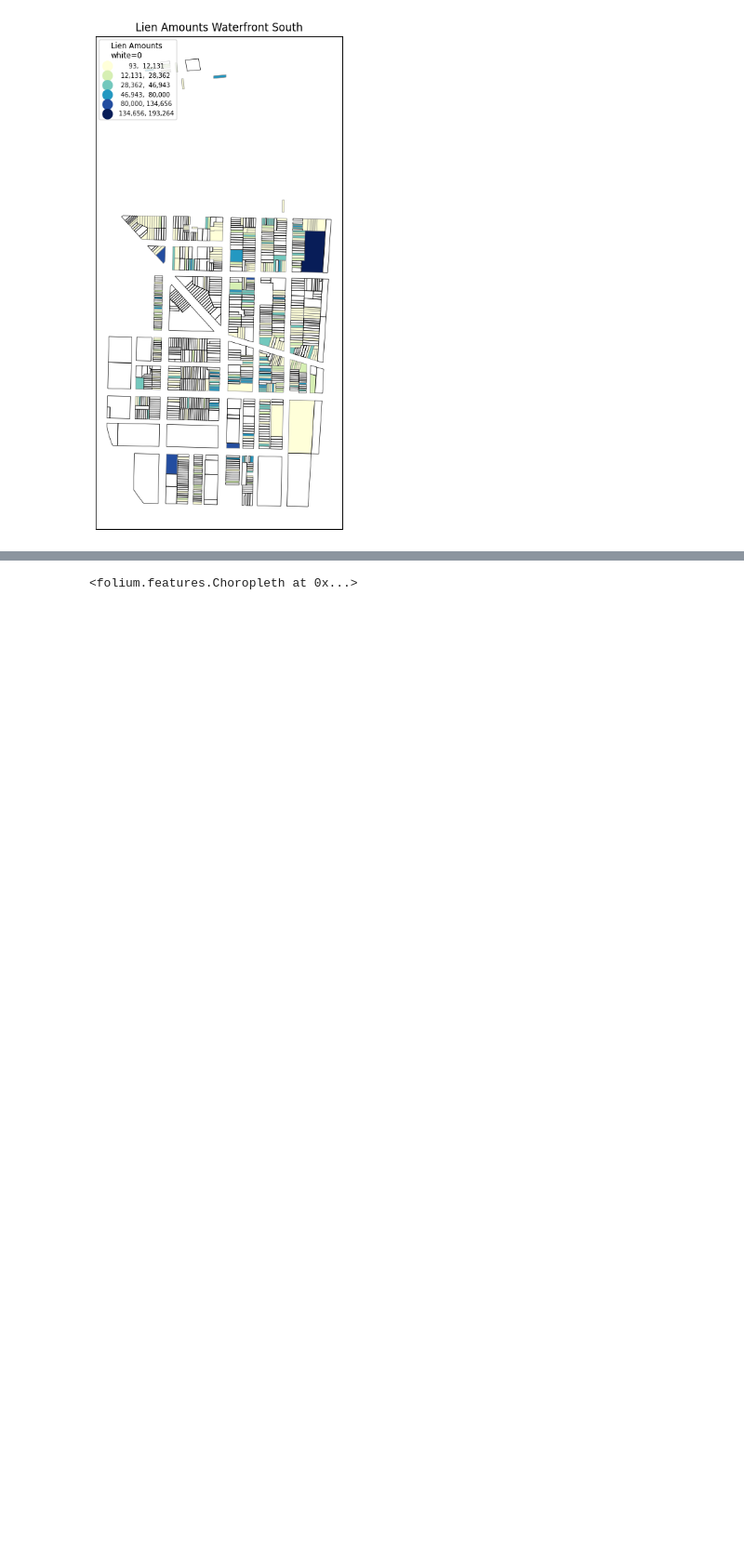
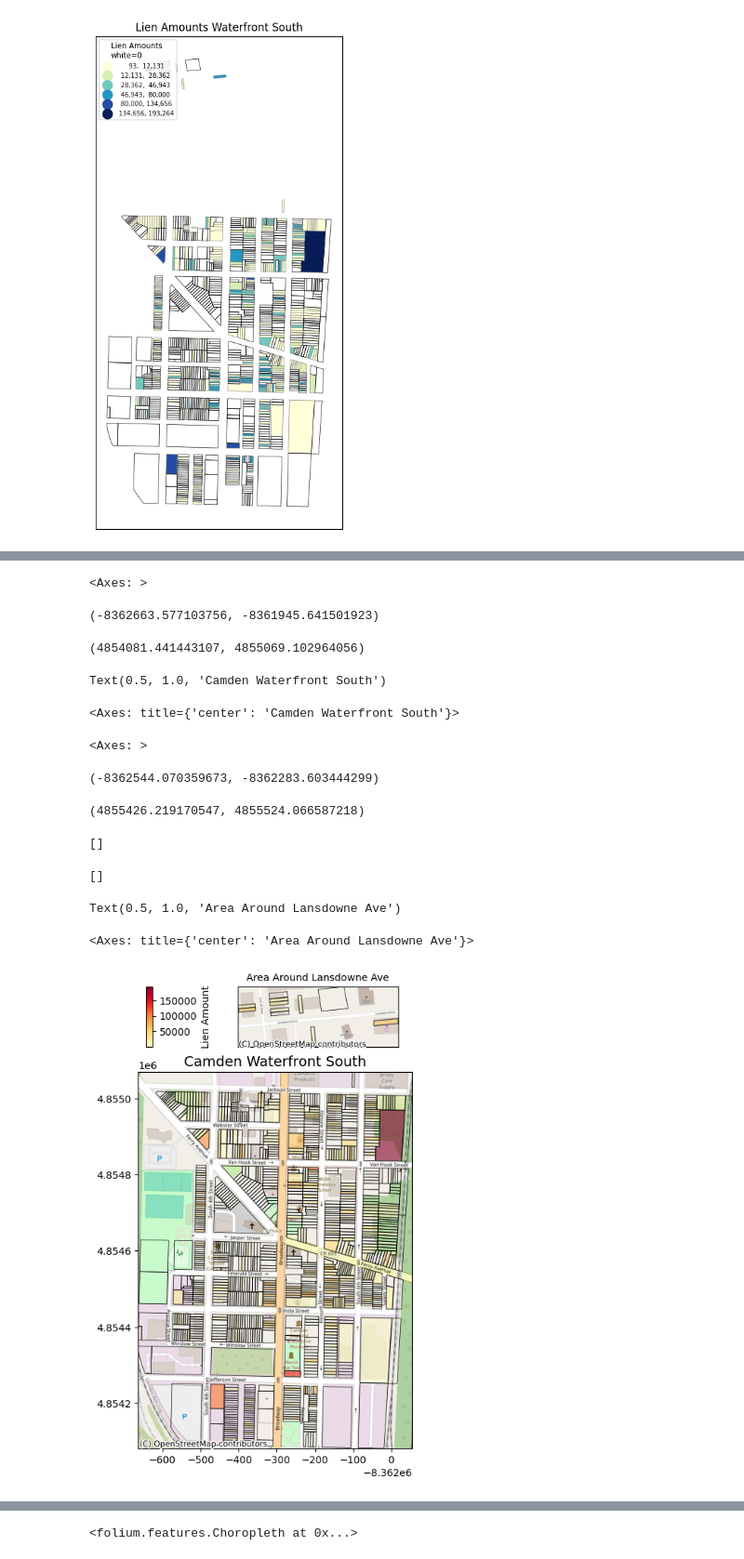
Before and after one commit to hbeck118/HOC-Project, a Jupyter notebook: hocdraft1.ipynb, the cells around one changed output, grey strips where cells are left out. Shown at 93% size. Drawn from its saved outputs; the diff is of its cells as text; code cells hidden in the pictures; blank space fills up the shorter version.

```diff
--- a/hocdraft1.ipynb
+++ b/hocdraft1.ipynb
@@ -418,0 +376,68 @@ Text(490021.685636827, 4419414.860414602, 'Jackson St')
+# %%
+#code for shared legend and inset adjusted from ChatGPT
+
+import matplotlib.cm as cm
+import matplotlib.colors as colors
+
+
+# Set up shared color scale (e.g., for LienAmount)
+vmin = min(wf_south['LienAmount'].min(), lansdowne_area['LienAmount'].min())
+vmax = max(wf_south['LienAmount'].max(), lansdowne_area['LienAmount'].max())
+cmap = plt.cm.YlOrRd
+norm = colors.Normalize(vmin=vmin, vmax=vmax)
+
+# Create figure and main axis
+fig = plt.figure(figsize=(6, 7))
+main_ax = fig.add_axes([0.1, 0.1, 0.8, 0.75])
+
+# Plot main area with shared color map
+wf_south.plot(ax=main_ax, alpha=0.6, edgecolor='black',
+              column='LienAmount', cmap=cmap, norm=norm)
+ctx.add_basemap(main_ax, source=ctx.providers.OpenStreetMap.Mapnik)
+main_ax.set_xlim(*wf_south.total_bounds[[0, 2]])
+main_ax.set_ylim(*wf_south.total_bounds[[1, 3]])
+main_ax.set_title("Camden Waterfront South", fontsize=14)
+
+missing = wf_south[wf_south['LienAmount'].isna()]
+missing.boundary.plot(ax=main_ax, color='black', linewidth=0.5)
+
+# Create inset axis above the main map for area around lansdowne
+inset_ax = fig.add_axes([0.4, 0.9, 0.4, 0.12])  # Adjust as needed
+
+
+lansdowne_area.plot(ax=inset_ax, alpha=0.6, edgecolor='black',
+                    column='LienAmount', cmap=cmap, norm=norm)
+ctx.add_basemap(inset_ax, source=ctx.providers.OpenStreetMap.Mapnik)
+inset_ax.set_xlim(*lansdowne_area.total_bounds[[0, 2]])
+inset_ax.set_ylim(*lansdowne_area.total_bounds[[1, 3]])
+inset_ax.set_xticks([])
+inset_ax.set_yticks([])
+inset_ax.set_title("Area Around Lansdowne Ave", fontsize=10)
+
+missing2 = lansdowne_area[lansdowne_area['LienAmount'].isna()]
+missing2.boundary.plot(ax=inset_ax, color='black', linewidth=0.5)
+
+
+sm = cm.ScalarMappable(cmap=cmap, norm=norm)
+sm._A = []
+
+
+cbar_ax = fig.add_axes([0.2, 0.9, 0.015, 0.12])
+cbar = fig.colorbar(sm, cax=cbar_ax)
+cbar.set_label('Lien Amount', fontsize=10)
+
+plt.show()
+# %% [output]
+<Axes: >
+(-8362663.577103756, -8361945.641501923)
+(4854081.441443107, 4855069.102964056)
+Text(0.5, 1.0, 'Camden Waterfront South')
+<Axes: title={'center': 'Camden Waterfront South'}>
+<Axes: >
+(-8362544.070359673, -8362283.603444299)
+(4855426.219170547, 4855524.066587218)
+[]
+[]
+Text(0.5, 1.0, 'Area Around Lansdowne Ave')
+<Axes: title={'center': 'Area Around Lansdowne Ave'}>
+[figure, added]
```
Also changed, not shown: parts of 25 cells of this notebook.
